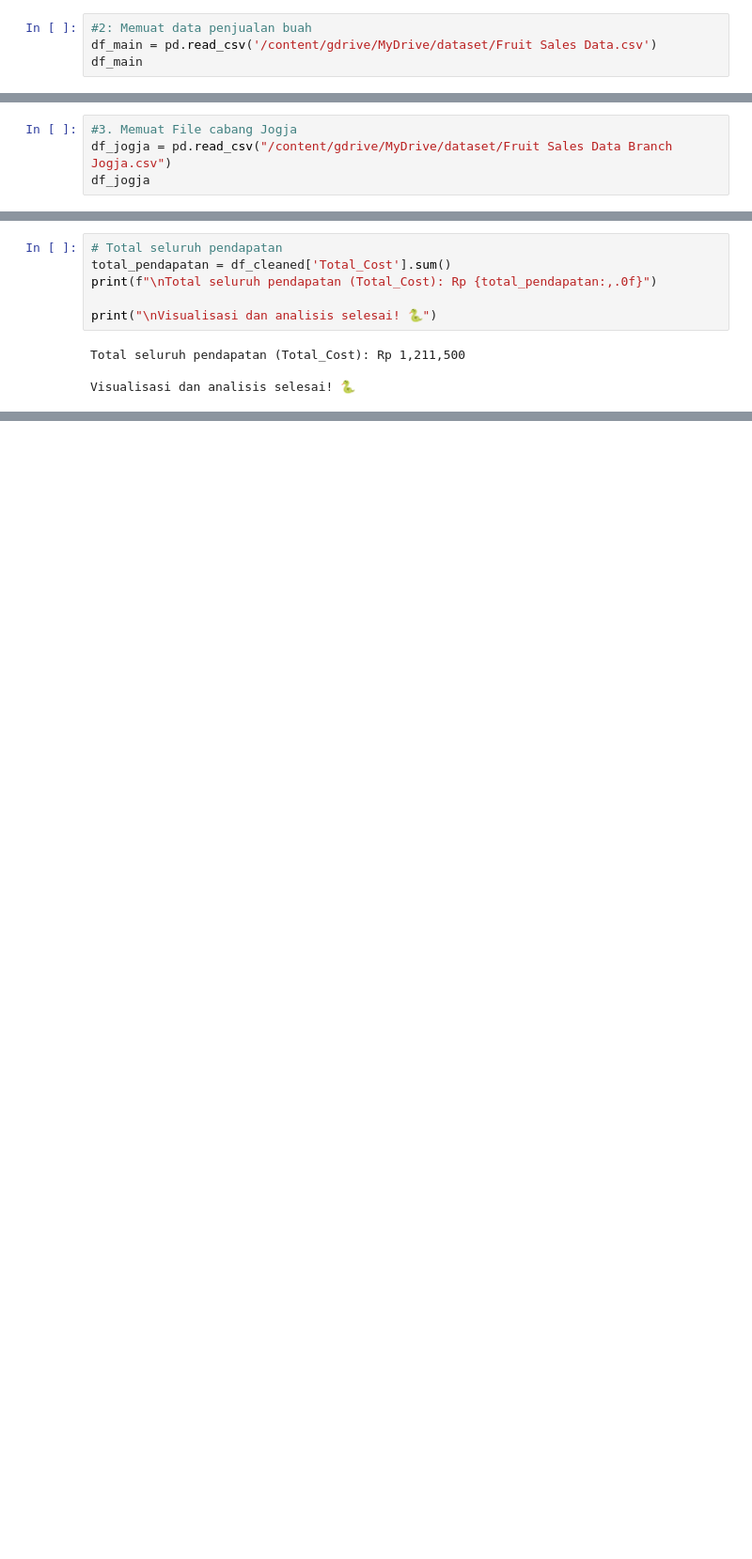
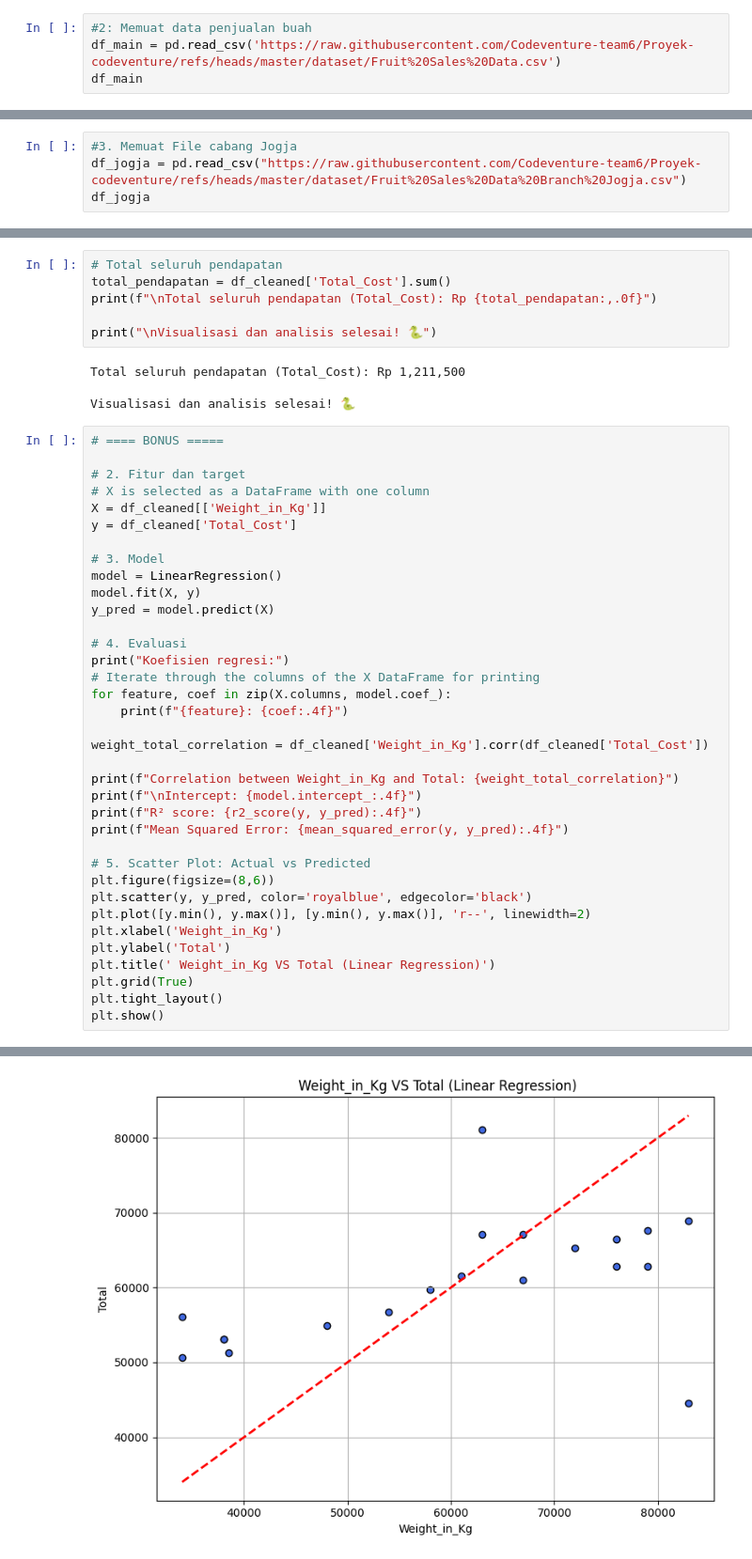
Before and after one commit to Codeventure-team6/Proyek-codeventure, a Jupyter notebook: Visualisasi_fruit_sales_data_jogja.ipynb, the cells around one changed output, grey strips where cells are left out. Shown at 94% size. Cells and saved outputs as stored; diff of their text form; blank space fills up the shorter version.

Commit message:
Feat: change import file method & add bonus chart

```diff
--- a/Visualisasi_fruit_sales_data_jogja.ipynb
+++ b/Visualisasi_fruit_sales_data_jogja.ipynb
@@ -14,6 +10,6 @@ Drive already mounted at /content/gdrive; to attempt to forcibly remount, call d
 # %%
 #2: Memuat data penjualan buah
-df_main = pd.read_csv('/content/gdrive/MyDrive/dataset/Fruit Sales Data.csv')
+df_main = pd.read_csv('https://raw.githubusercontent.com/Codeventure-team6/Proyek-codeventure/refs/heads/master/dataset/Fruit%20Sales%20Data.csv')
 df_main
 # %% [output]
 |  | Fruit_Name | Weight_in_Kg | Total_Cost | Purchased |
@@ -35,7 +31,7 @@ df_main
 | 15 | Apple | 24.0 | 38000.0 | Yes |
 # %%
 #3. Memuat File cabang Jogja
-df_jogja = pd.read_csv("/content/gdrive/MyDrive/dataset/Fruit Sales Data Branch Jogja.csv")
+df_jogja = pd.read_csv("https://raw.githubusercontent.com/Codeventure-team6/Proyek-codeventure/refs/heads/master/dataset/Fruit%20Sales%20Data%20Branch%20Jogja.csv")
 df_jogja
 # %% [output]
 |  | Fruit_Name | Weight_in_Kg | Total_Cost | Purchased |
@@ -115,3 +128,40 @@ print("\nVisualisasi dan analisis selesai! 🐍")
 Total seluruh pendapatan (Total_Cost): Rp 1,211,500
 
 Visualisasi dan analisis selesai! 🐍
+# %%
+# ==== BONUS =====
+
+# 2. Fitur dan target
+# X is selected as a DataFrame with one column
+X = df_cleaned[['Weight_in_Kg']]
+y = df_cleaned['Total_Cost']
+
+# 3. Model
+model = LinearRegression()
+model.fit(X, y)
+y_pred = model.predict(X)
+
+# 4. Evaluasi
+print("Koefisien regresi:")
+# Iterate through the columns of the X DataFrame for printing
+for feature, coef in zip(X.columns, model.coef_):
+    print(f"{feature}: {coef:.4f}")
+
+weight_total_correlation = df_cleaned['Weight_in_Kg'].corr(df_cleaned['Total_Cost'])
+
+print(f"Correlation between Weight_in_Kg and Total: {weight_total_correlation}")
+print(f"\nIntercept: {model.intercept_:.4f}")
+print(f"R² score: {r2_score(y, y_pred):.4f}")
+print(f"Mean Squared Error: {mean_squared_error(y, y_pred):.4f}")
+
+# 5. Scatter Plot: Actual vs Predicted
+plt.figure(figsize=(8,6))
+plt.scatter(y, y_pred, color='royalblue', edgecolor='black')
+plt.plot([y.min(), y.max()], [y.min(), y.max()], 'r--', linewidth=2)
+plt.xlabel('Weight_in_Kg')
+plt.ylabel('Total')
+plt.title(' Weight_in_Kg VS Total (Linear Regression)')
+plt.grid(True)
+plt.tight_layout()
+plt.show()
+# %% [output]
@@ -117,0 +175 @@ Visualisasi dan analisis selesai! 🐍
+[figure, added]
```
Also changed, not shown: parts of 7 cells of this notebook.
